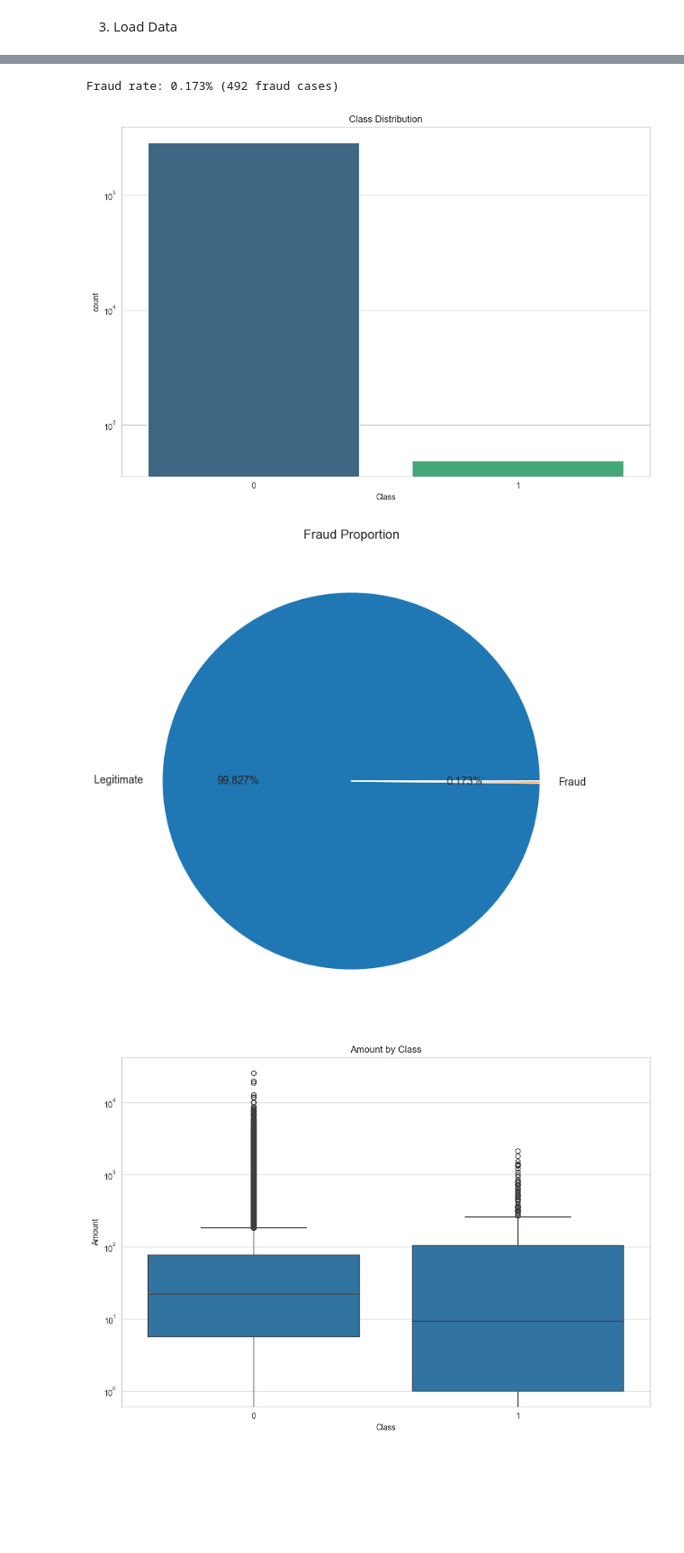
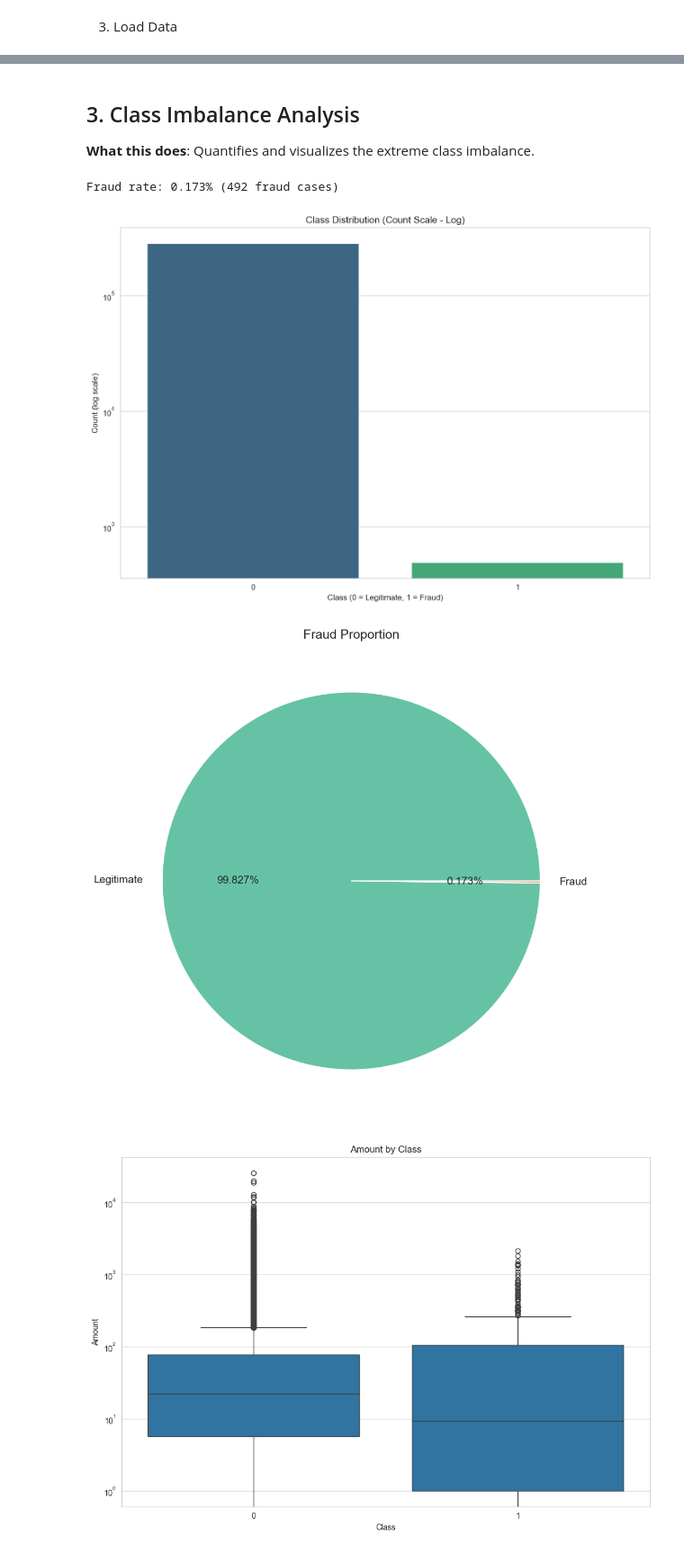
Before and after one commit to bekonad/Fraud-detection-wk56, a Jupyter notebook: notebooks/eda-creditcard.ipynb, the cells around one changed output, grey strips where cells are left out. Shown at 90% size. Drawn from its saved outputs; the diff is of its cells as text; code cells hidden in the pictures; blank space fills up the shorter version.

Commit message:
Add complete EDA for creditcard.csv with saved high-quality figures

```diff
--- a/notebooks/eda-creditcard.ipynb
+++ b/notebooks/eda-creditcard.ipynb
@@ -19,14 +32,20 @@ This notebook performs EDA on the **anonymized credit card dataset** (`creditcar
 # %%
-### 2. Setup
 %matplotlib inline
 import pandas as pd
 import numpy as np
 import matplotlib.pyplot as plt
 import seaborn as sns
 import warnings
+import os
+
 warnings.filterwarnings('ignore')
+
+# Create folder for saved figures
+os.makedirs("../reports/figures", exist_ok=True)
 
 sns.set_style("whitegrid")
 plt.rcParams['figure.figsize'] = (12, 8)
-print("Setup complete!")
+plt.rcParams['figure.dpi'] = 150  # High quality for report
+
+print("Setup complete – ready for EDA!")
 # %% [output]
@@ -46,24 +75,35 @@ Shape: (284807, 31)
 | 3 | 1.0 | -0.966272 | -0.185226 | 1.792993 | -0.863291 | -0.010309 | 1.247203 | 0.237609 | 0.377436 | -1.387024 | ... | ... |
 | 4 | 2.0 | -1.158233 | 0.877737 | 1.548718 | 0.403034 | -0.407193 | 0.095921 | 0.592941 | -0.270533 | 0.817739 | ... | ... |
 5 rows × 31 columns
+# %% [markdown]
+## 3. Class Imbalance Analysis
+
+**What this does**: Quantifies and visualizes the extreme class imbalance.
 # %%
+# Fraud rate
 fraud_rate = df['Class'].mean() * 100
 print(f"Fraud rate: {fraud_rate:.3f}% ({df['Class'].sum()} fraud cases)")
 
+# Count plot
 plt.figure()
 sns.countplot(x='Class', data=df, palette='viridis')
-plt.title('Class Distribution')
+plt.title('Class Distribution (Count Scale - Log)')
 plt.yscale('log')
+plt.xlabel('Class (0 = Legitimate, 1 = Fraud)')
+plt.ylabel('Count (log scale)')
+plt.savefig("../reports/figures/cc_class_distribution_count.png", bbox_inches='tight', dpi=200)
 plt.show()
 
+# Pie chart
 plt.figure()
-plt.pie(df['Class'].value_counts(), labels=['Legitimate', 'Fraud'], autopct='%1.3f%%')
+plt.pie(df['Class'].value_counts(), labels=['Legitimate', 'Fraud'], autopct='%1.3f%%', colors=['#66c2a5', '#fc8d62'])
 plt.title('Fraud Proportion')
+plt.savefig("../reports/figures/cc_fraud_proportion.png", bbox_inches='tight', dpi=200)
 plt.show()
 # %% [output]
 Fraud rate: 0.173% (492 fraud cases)
-[figure, old version]
+[figure, new version]
-[figure, old version]
+[figure, new version]
 # %%
 plt.figure()
 sns.boxplot(x='Class', y='Amount', data=df)
```
Also changed, not shown: parts of 16 cells of this notebook, 7 other files.
